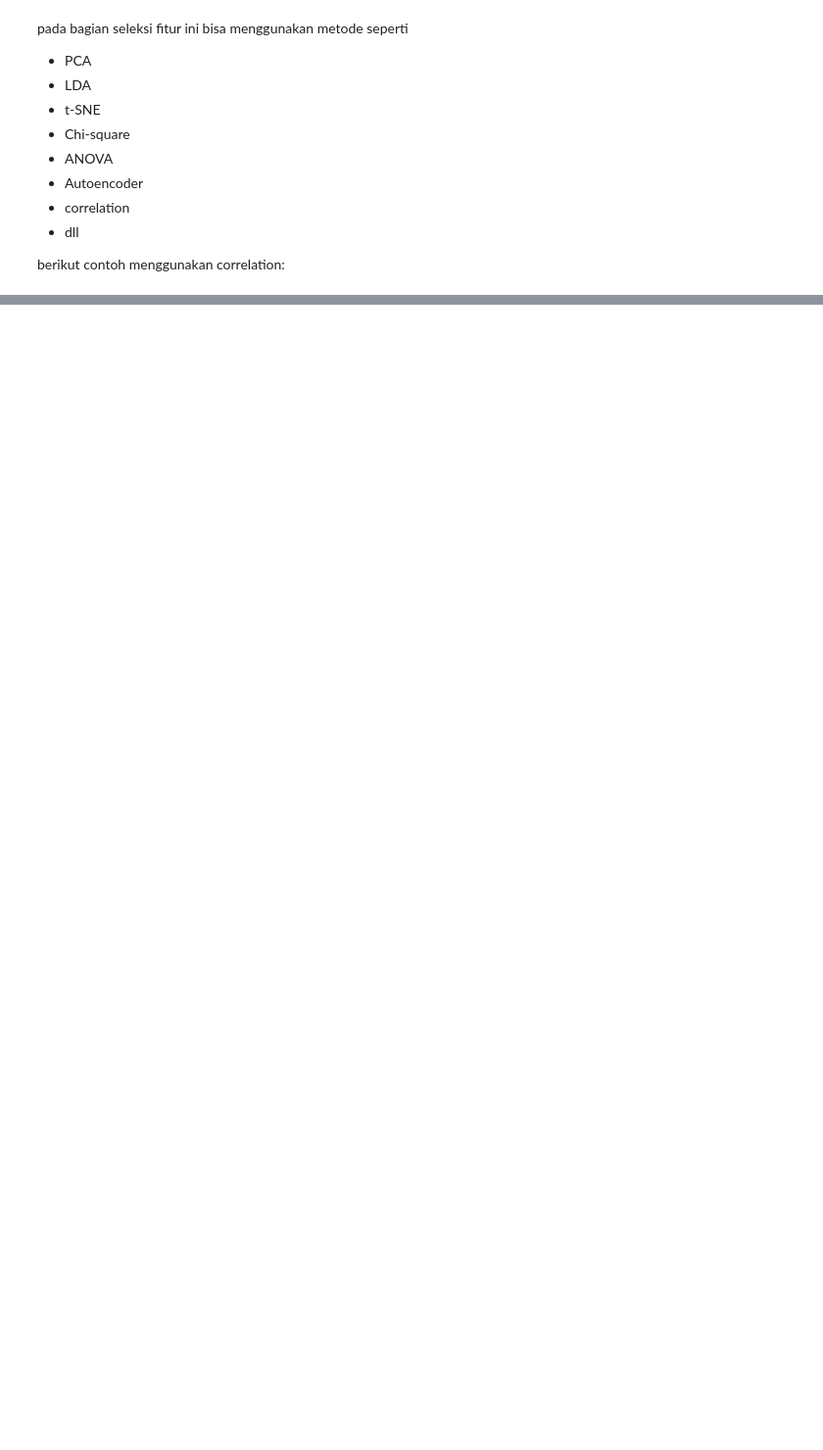
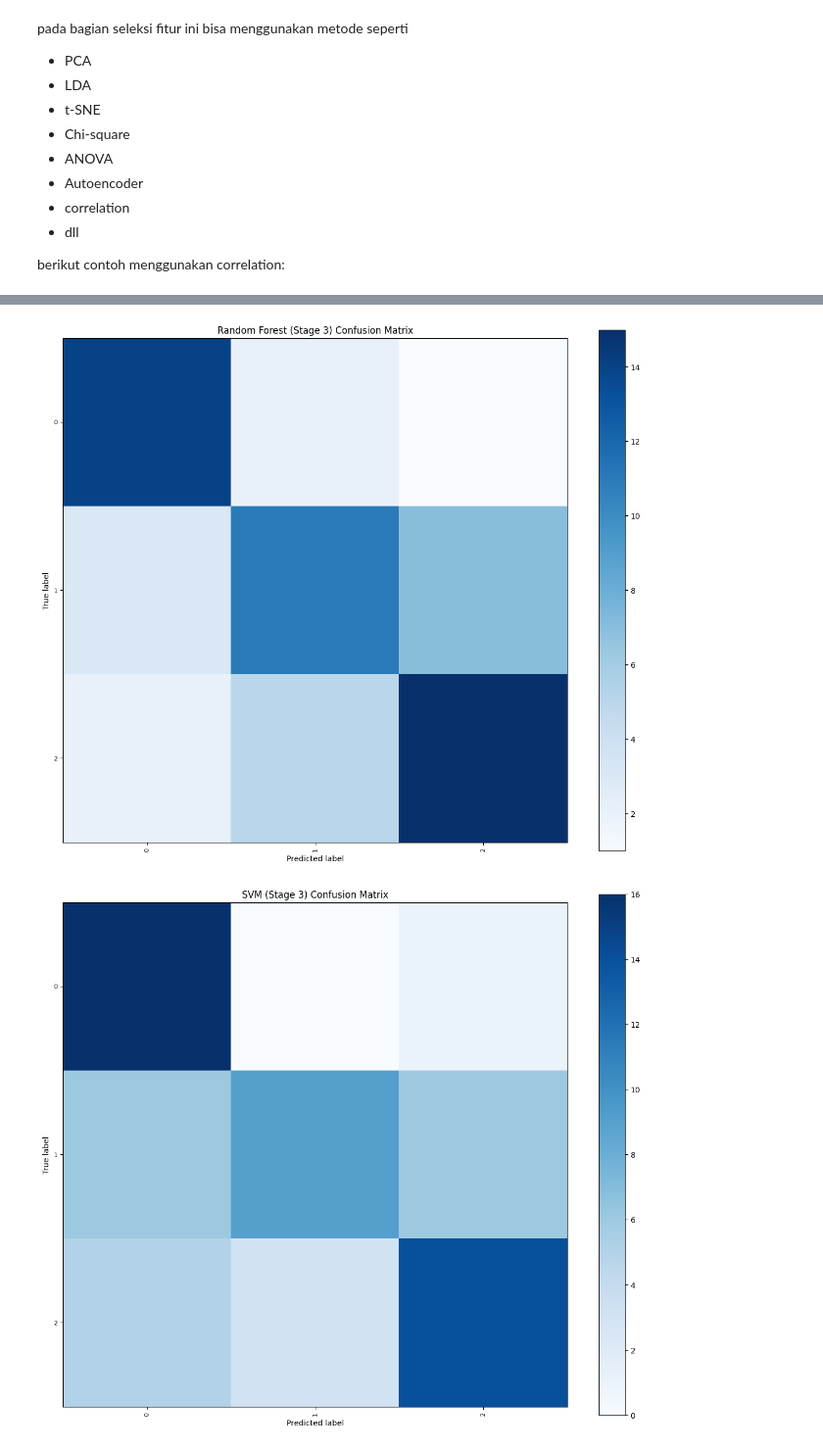
Before and after one commit to Schryzon/AeroVision, a Jupyter notebook: AeroVision.ipynb, the cells around one changed output, grey strips where cells are left out. Shown at 98% size. Drawn from its saved outputs; the diff is of its cells as text; code cells hidden in the pictures; blank space fills up the shorter version.

```diff
--- a/AeroVision.ipynb
+++ b/AeroVision.ipynb
@@ -657,0 +850,24 @@ plot_confusion_matrix(y_test, knn.predict(X_test), "KNN Confusion Matrix")
+# %%
+# Kita train tiga model KNN untuk masing-masing Stage Preprocessing
+knn_s1 = KNeighborsClassifier(n_neighbors=3, weights='uniform')
+knn_s2 = KNeighborsClassifier(n_neighbors=3, weights='uniform')
+knn_s3 = KNeighborsClassifier(n_neighbors=3, weights='uniform')
+
+print("=== TRAINING KNN: STAGE 1 (Noise Reduction Only) ===")
+knn_s1.fit(X_train1, y_train1)
+print("------Testing Set (Stage 1)------")
+generateClassificationReport(y_test1, knn_s1.predict(X_test1))
+
+print("\n=== TRAINING KNN: STAGE 2 (Noise + Contrast) ===")
+knn_s2.fit(X_train2, y_train2)
+print("------Testing Set (Stage 2)------")
+generateClassificationReport(y_test2, knn_s2.predict(X_test2))
+
+print("\n=== TRAINING KNN: STAGE 3 (Noise + Contrast + Edge) ===")
+knn_s3.fit(X_train3, y_train3)
+print("------Testing Set (Stage 3)------")
+generateClassificationReport(y_test3, knn_s3.predict(X_test3))
+
+# Save Stage 3 KNN for compatibility
+joblib.dump(knn_s3, 'models/knn_model.joblib')
+knn = knn_s3
@@ -657,0 +902,21 @@ plot_confusion_matrix(y_test, knn.predict(X_test), "KNN Confusion Matrix")
+# %%
+def plot_confusion_matrix(y_true, y_pred, title):
+    cm = confusion_matrix(y_true, y_pred)
+    disp = ConfusionMatrixDisplay(confusion_matrix=cm)
+    # Kita set figure size yang lebih besar agar tidak overlap
+    fig, ax = plt.subplots(figsize=(12, 10))
+    # CRITICAL: set include_values=False agar tulisan angka di dalam grid sel tidak saling tumpang tindih!
+    disp.plot(cmap=plt.cm.Blues, ax=ax, xticks_rotation='vertical', include_values=False)
+    # Set ukuran label agar rapi
+    ax.tick_params(axis='both', which='major', labelsize=8)
+    plt.title(title)
+    plt.tight_layout()
+    plt.show()
+
+# Kita plot Confusion Matrix untuk Stage 3 (atau Stage 2, mana yang performanya paling optimal)
+plot_confusion_matrix(y_test3, rf_s3.predict(X_test3), "Random Forest (Stage 3) Confusion Matrix")
+plot_confusion_matrix(y_test3, svm_s3.predict(X_test3), "SVM (Stage 3) Confusion Matrix")
+plot_confusion_matrix(y_test3, knn_s3.predict(X_test3), "KNN (Stage 3) Confusion Matrix")
+# %% [output]
+[figure, added]
+[figure, added]
```
Also changed, not shown: parts of 91 cells of this notebook, 2 other files.
